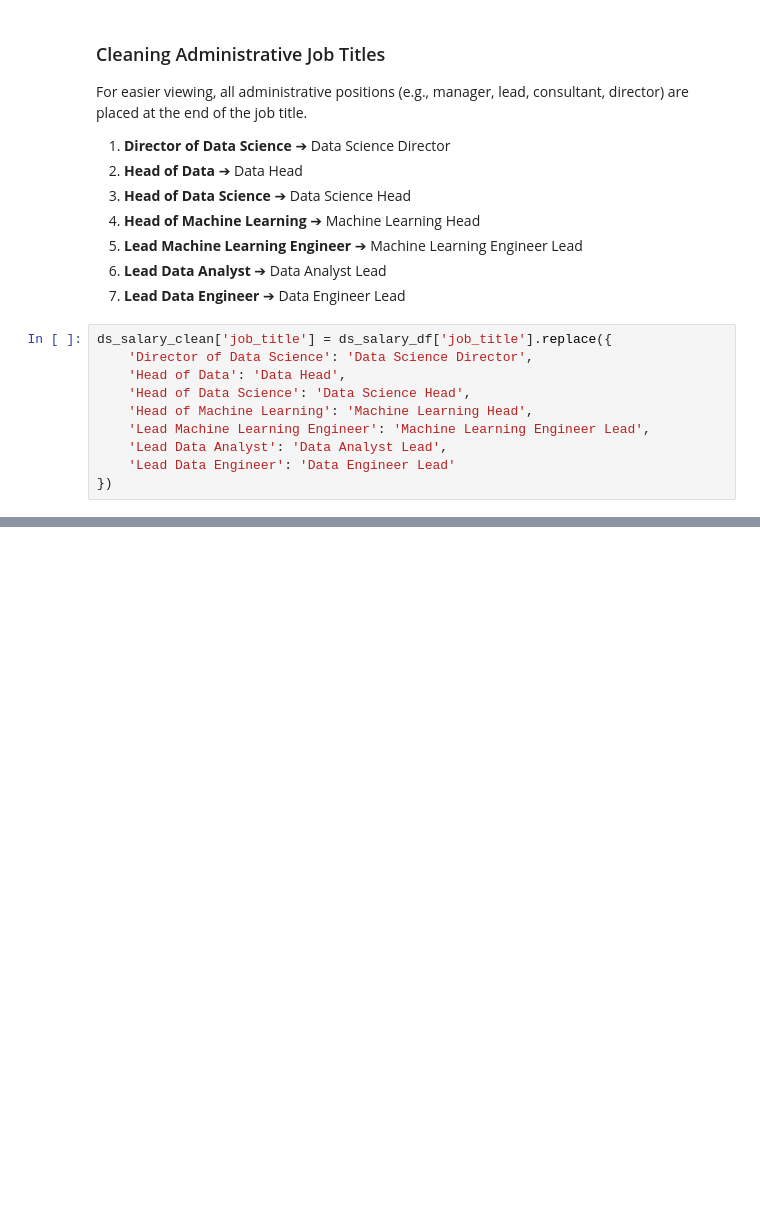
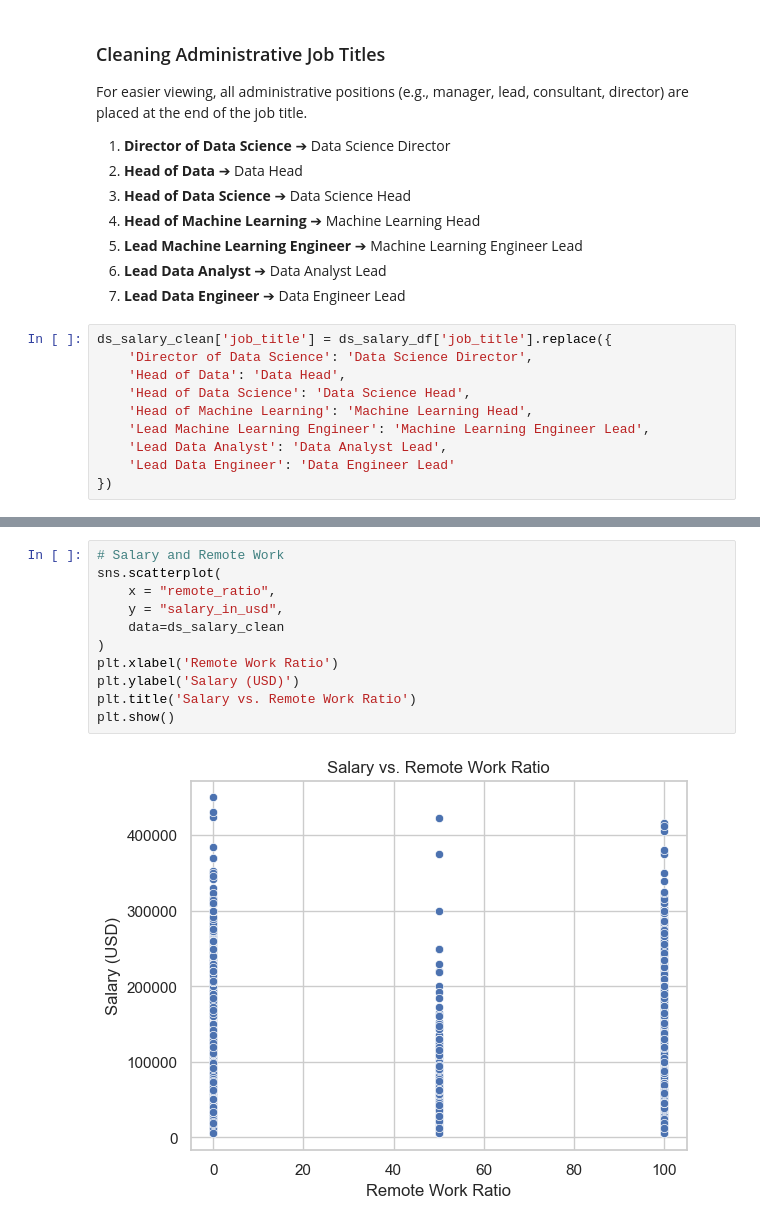
Before and after one commit to Brasprin/CSMODEL, a Jupyter notebook: CSMODEL - MCO1/CSMODEL_Project_S16_Group12.ipynb, the cells around one changed output, grey strips where cells are left out. Saved outputs shown, nothing was run; the diff lists cells and outputs as text; blank space fills up the shorter version.

```diff
--- a/CSMODEL - MCO1/CSMODEL_Project_S16_Group12.ipynb
+++ b/CSMODEL - MCO1/CSMODEL_Project_S16_Group12.ipynb
@@ -171,0 +235,13 @@ ds_salary_clean['job_title'] = ds_salary_df['job_title'].replace({
+# %%
+# Salary and Remote Work
+sns.scatterplot(
+    x = "remote_ratio",
+    y = "salary_in_usd",
+    data=ds_salary_clean
+)
+plt.xlabel('Remote Work Ratio')
+plt.ylabel('Salary (USD)')
+plt.title('Salary vs. Remote Work Ratio')
+plt.show()
+# %% [output]
+[figure, added]
```
Also changed, not shown: parts of 12 cells of this notebook, 1 other file.
